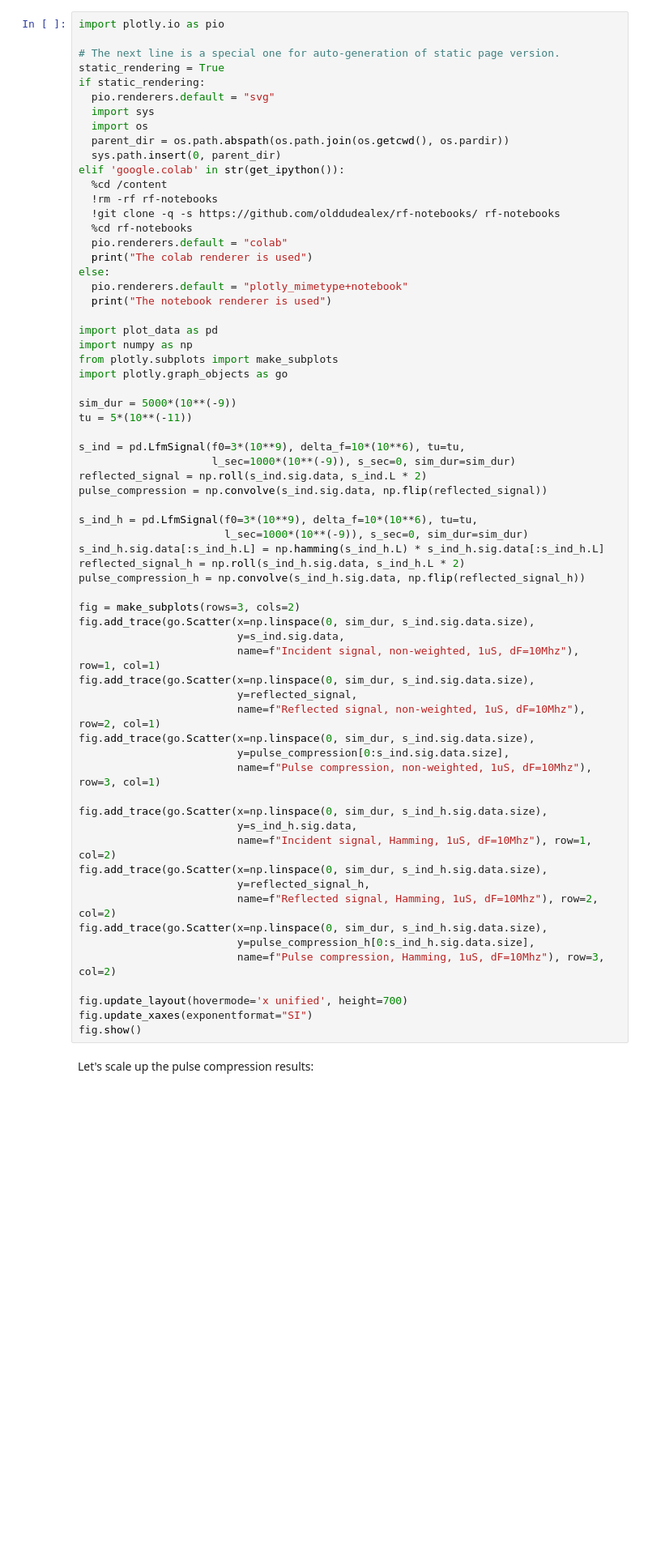
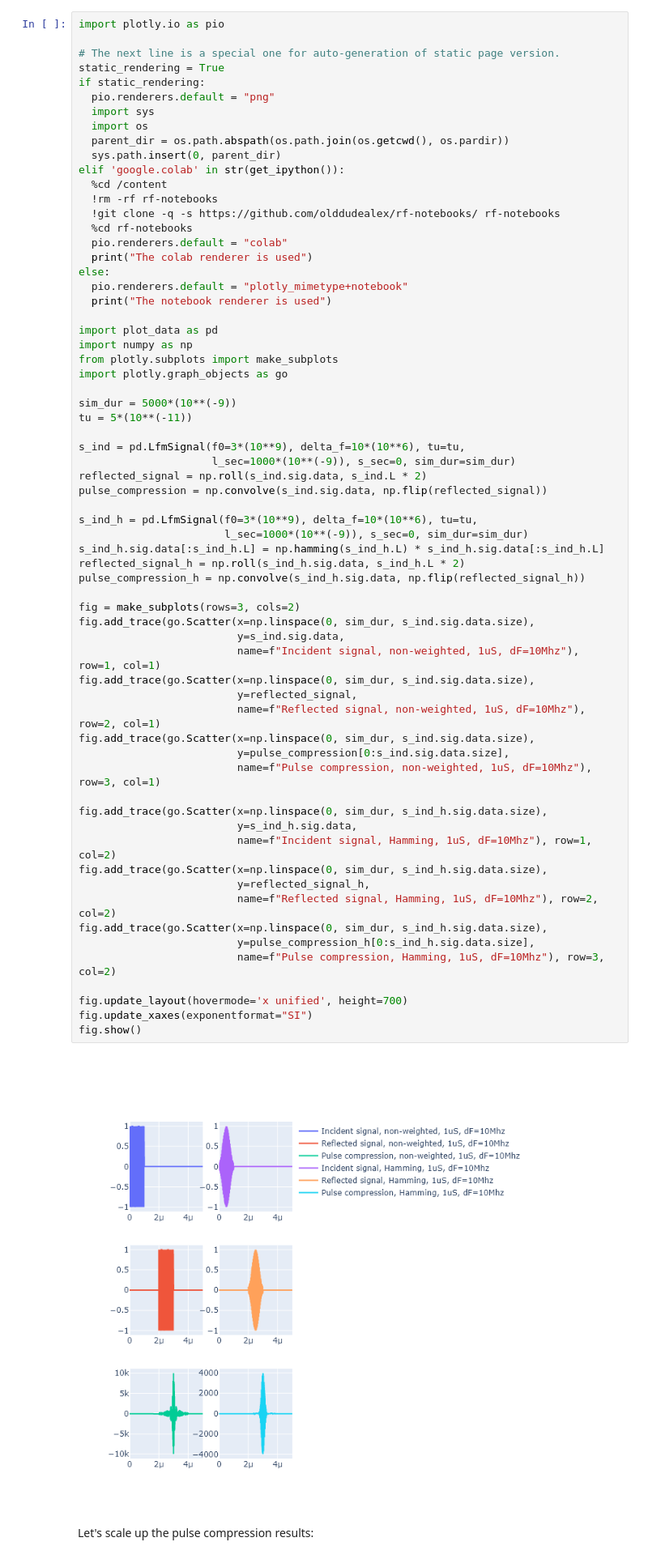
Before and after one commit to olddudealex/rf-notebooks, a Jupyter notebook: static/pulse-modulation_pt2-static.ipynb, the cells around one changed output. Shown: that part at 81% size. Drawn from its saved outputs; the diff is of its cells as text; blank space fills up the shorter version.

```diff
--- a/static/pulse-modulation_pt2-static.ipynb
+++ b/static/pulse-modulation_pt2-static.ipynb
@@ -14,7 +14,7 @@ import plotly.io as pio
 # The next line is a special one for auto-generation of static page version.
 static_rendering = True
 if static_rendering:
-  pio.renderers.default = "svg"
+  pio.renderers.default = "png"
   import sys
   import os
   parent_dir = os.path.abspath(os.path.join(os.getcwd(), os.pardir))
@@ -46,33 +46,35 @@ pulse_compression = np.convolve(s_ind.sig.data, np.flip(reflected_signal))
 s_ind_h = pd.LfmSignal(f0=3*(10**9), delta_f=10*(10**6), tu=tu,
                        l_sec=1000*(10**(-9)), s_sec=0, sim_dur=sim_dur)
 s_ind_h.sig.data[:s_ind_h.L] = np.hamming(s_ind_h.L) * s_ind_h.sig.data[:s_ind_h.L]
 reflected_signal_h = np.roll(s_ind_h.sig.data, s_ind_h.L * 2)
 pulse_compression_h = np.convolve(s_ind_h.sig.data, np.flip(reflected_signal_h))
 
 fig = make_subplots(rows=3, cols=2)
 fig.add_trace(go.Scatter(x=np.linspace(0, sim_dur, s_ind.sig.data.size),
                          y=s_ind.sig.data,
                          name=f"Incident signal, non-weighted, 1uS, dF=10Mhz"), row=1, col=1)
 fig.add_trace(go.Scatter(x=np.linspace(0, sim_dur, s_ind.sig.data.size),
                          y=reflected_signal,
                          name=f"Reflected signal, non-weighted, 1uS, dF=10Mhz"), row=2, col=1)
 fig.add_trace(go.Scatter(x=np.linspace(0, sim_dur, s_ind.sig.data.size),
                          y=pulse_compression[0:s_ind.sig.data.size],
                          name=f"Pulse compression, non-weighted, 1uS, dF=10Mhz"), row=3, col=1)
 
 fig.add_trace(go.Scatter(x=np.linspace(0, sim_dur, s_ind_h.sig.data.size),
                          y=s_ind_h.sig.data,
                          name=f"Incident signal, Hamming, 1uS, dF=10Mhz"), row=1, col=2)
 fig.add_trace(go.Scatter(x=np.linspace(0, sim_dur, s_ind_h.sig.data.size),
                          y=reflected_signal_h,
                          name=f"Reflected signal, Hamming, 1uS, dF=10Mhz"), row=2, col=2)
 fig.add_trace(go.Scatter(x=np.linspace(0, sim_dur, s_ind_h.sig.data.size),
                          y=pulse_compression_h[0:s_ind_h.sig.data.size],
                          name=f"Pulse compression, Hamming, 1uS, dF=10Mhz"), row=3, col=2)
 
 fig.update_layout(hovermode='x unified', height=700)
 fig.update_xaxes(exponentformat="SI")
 fig.show()
+# %% [output]
+[figure, added]
 # %% [markdown]
 Let's scale up the pulse compression results:
 # %%
```
Also changed, not shown: parts of 1 cell of this notebook, 2 other files.
